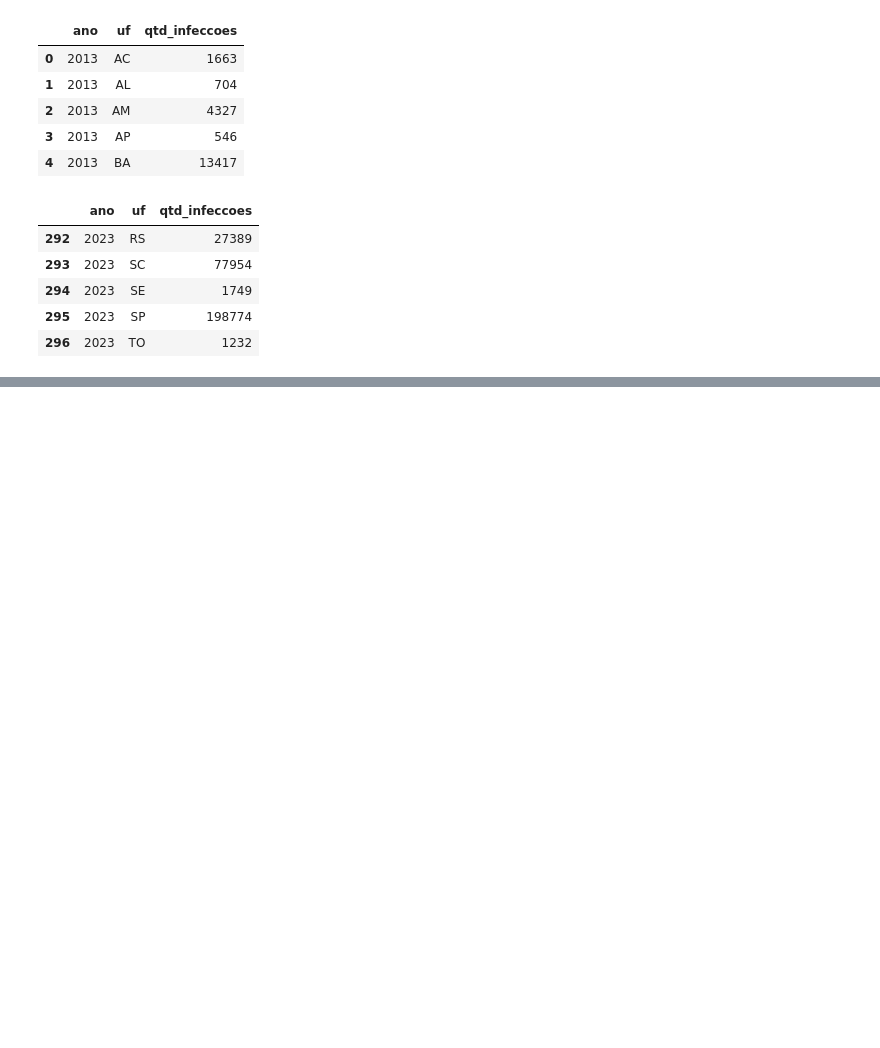
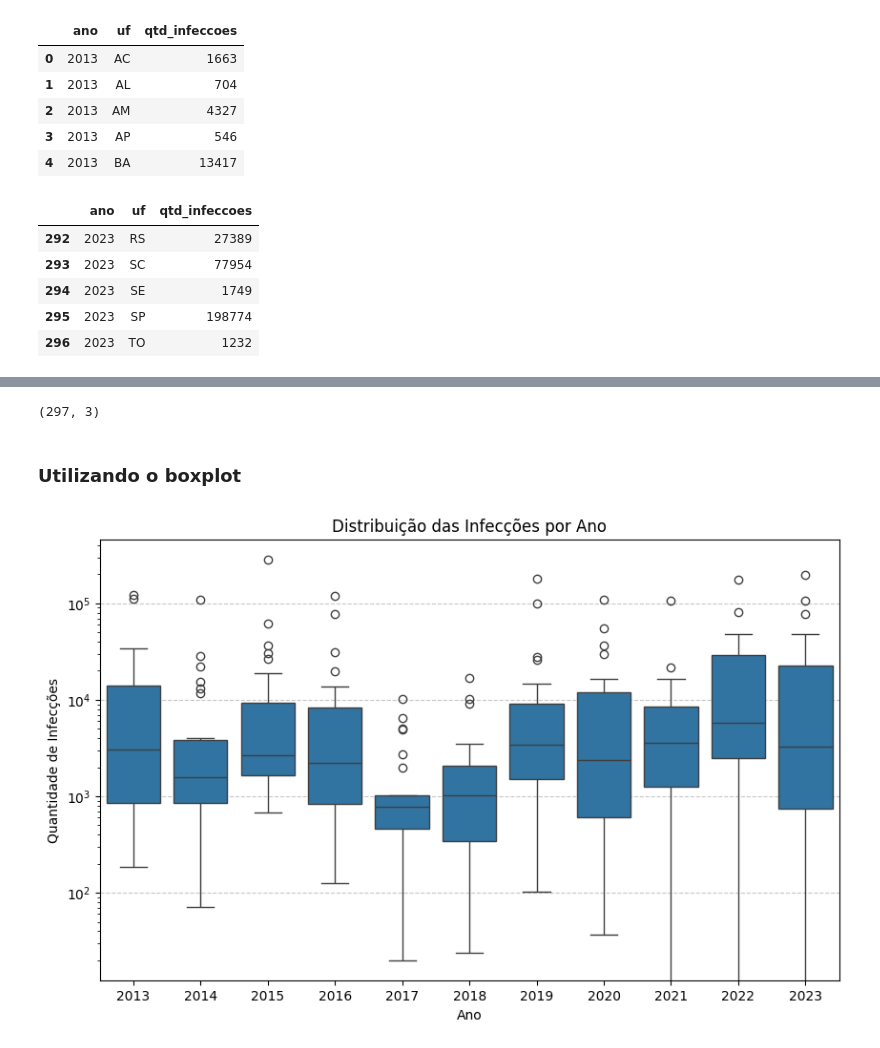
Before and after one commit to rafaellccouto/pos_tech_dengue, a Jupyter notebook: postech_aula_dengue.ipynb, the cells around one changed output, grey strips where cells are left out. Drawn from its saved outputs; the diff is of its cells as text; code cells hidden in the pictures; blank space fills up the shorter version.

```diff
--- a/postech_aula_dengue.ipynb
+++ b/postech_aula_dengue.ipynb
@@ -164,0 +179,19 @@ infeccoes_estado.tail()
+# %%
+infeccoes_estado.shape
+# %% [output]
+(297, 3)
+# %% [markdown]
+### Utilizando o boxplot
+# %%
+# Cria boxplot comparando as infecções por ano
+plt.figure(figsize=(10,6))
+sns.boxplot(x='ano', y='qtd_infeccoes', data=infeccoes_estado)
+# Personalizações do gráfico
+plt.title('Distribuição das Infecções por Ano')
+plt.yscale('log')  # Usar escala logarítmica para melhor visualização
+plt.xlabel('Ano')
+plt.ylabel('Quantidade de Infecções')
+plt.grid(axis='y', linestyle='--', alpha=0.7)
+plt.show()
+# %% [output]
+[figure, added]
```
Also changed, not shown: parts of 9 cells of this notebook, 1 other file.
